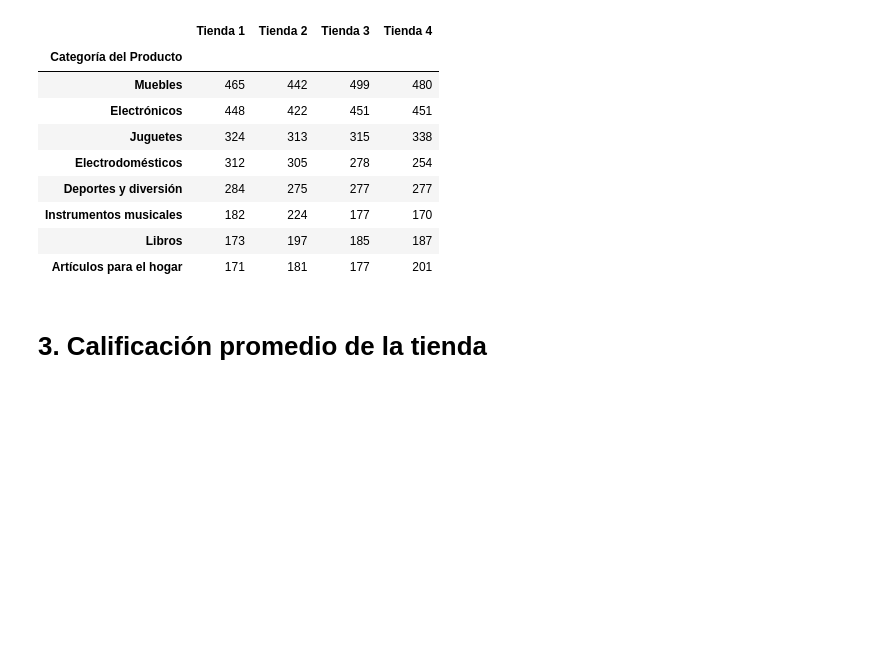
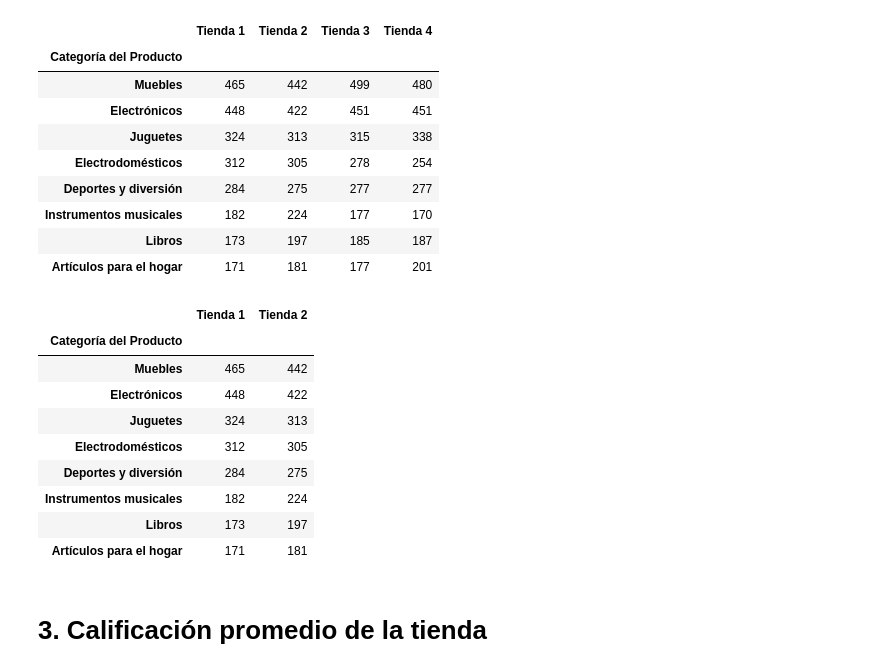
Before and after one commit to raohxxx/challenge-store, a Jupyter notebook: AluraStoreLatam.ipynb, the cells around one changed output. Drawn from its saved outputs; the diff is of its cells as text; code cells hidden in the pictures; blank space fills up the shorter version.

```diff
--- a/AluraStoreLatam.ipynb
+++ b/AluraStoreLatam.ipynb
@@ -60,6 +60,19 @@ consolidado
 | Instrumentos musicales | 182 | 224 | 177 | 170 |
 | Libros | 173 | 197 | 185 | 187 |
 | Artículos para el hogar | 171 | 181 | 177 | 201 |
+# %%
+consolidado[['Tienda 1','Tienda 2']]
+# %% [output]
+|  | Tienda 1 | Tienda 2 |
+| Categoría del Producto |  |  |
+| Muebles | 465 | 442 |
+| Electrónicos | 448 | 422 |
+| Juguetes | 324 | 313 |
+| Electrodomésticos | 312 | 305 |
+| Deportes y diversión | 284 | 275 |
+| Instrumentos musicales | 182 | 224 |
+| Libros | 173 | 197 |
+| Artículos para el hogar | 171 | 181 |
 # %% [markdown]
 # 3. Calificación promedio de la tienda
 # %% [markdown]
```
